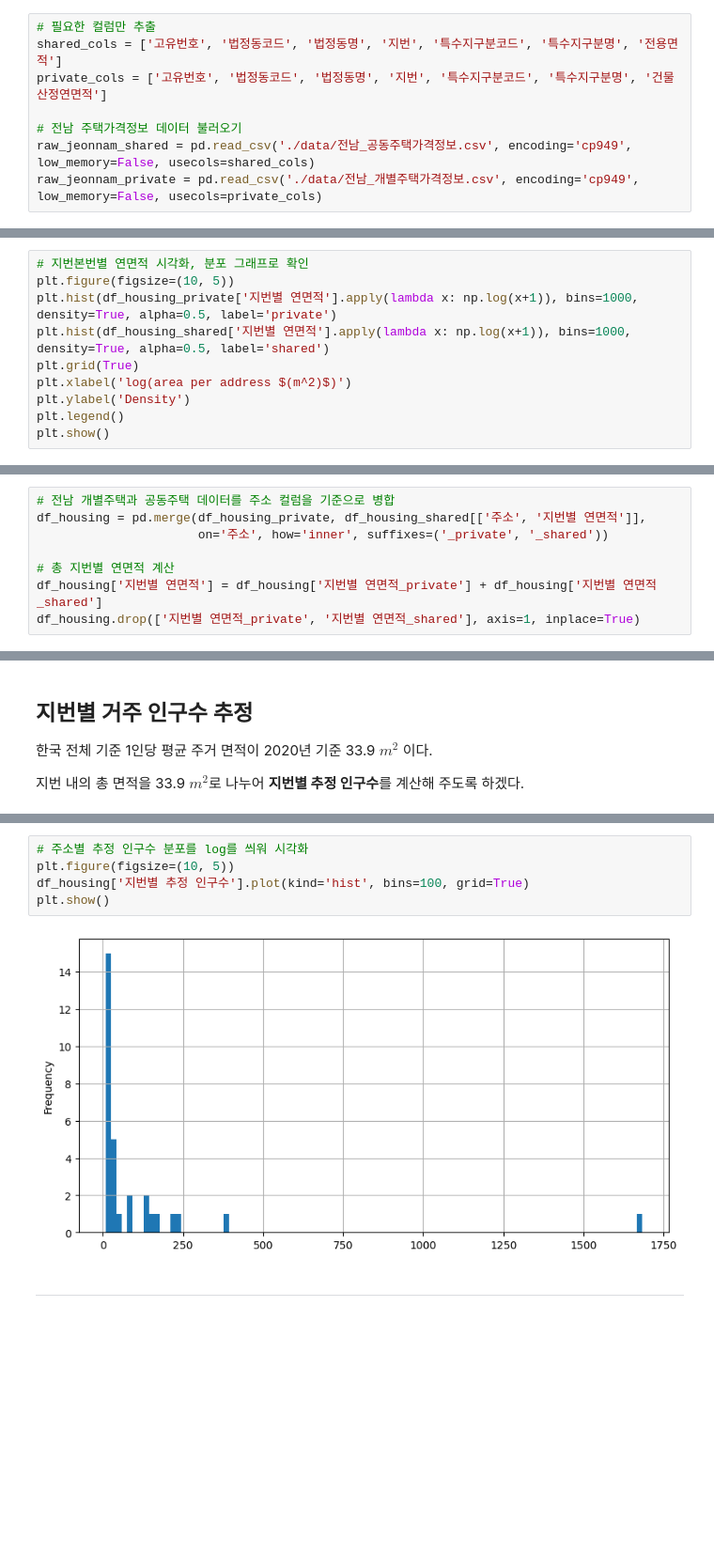
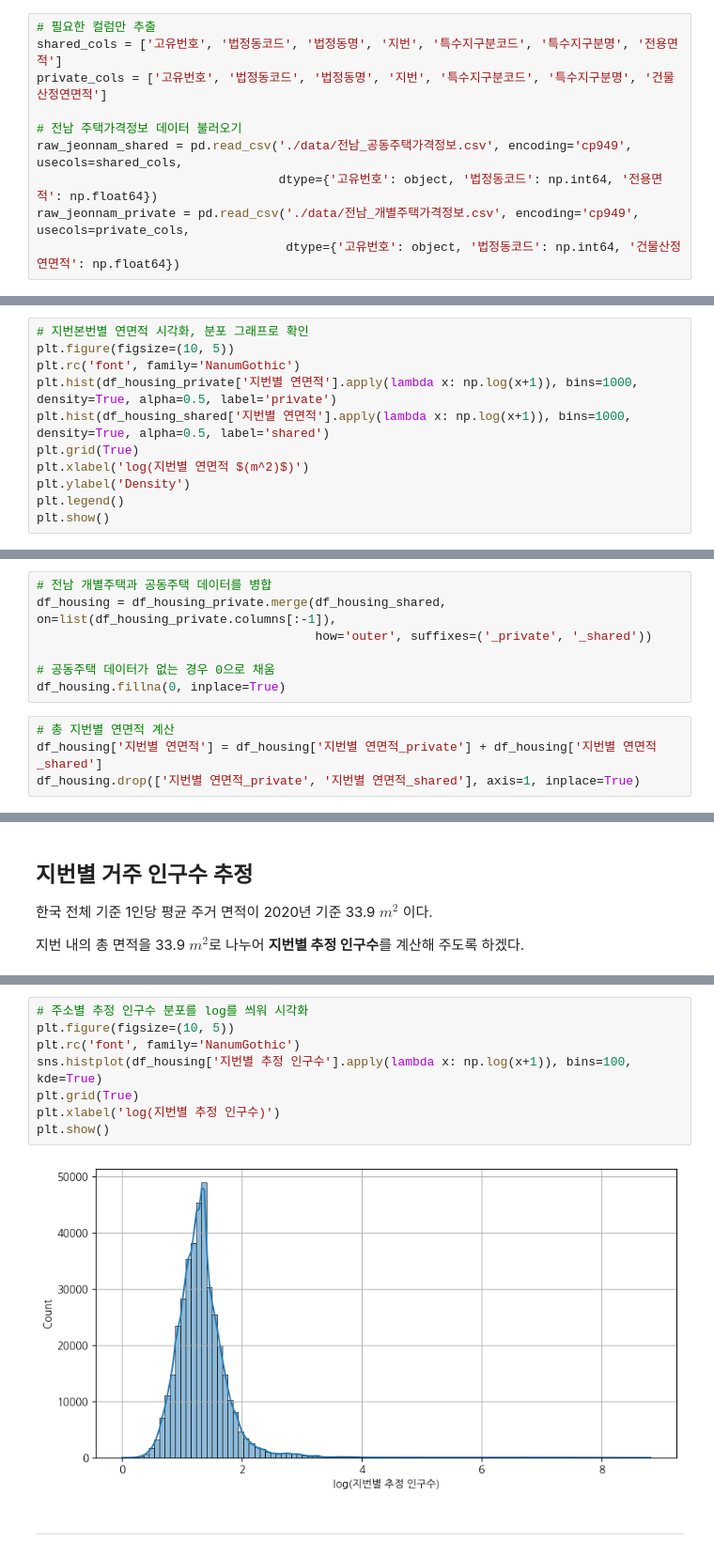
Before and after one commit to YuHan-J-Nam/Jeonnam_Banking_Desert_Analysis, a Jupyter notebook: housing_data_preprocessing.ipynb, the cells around one changed output, grey strips where cells are left out. Shown: that part at 94% size. Saved outputs shown, nothing was run; the diff lists cells and outputs as text; blank space fills up the shorter version.

Commit message:
Finalizing housing_data_preprocessing.ipynb

```diff
--- a/housing_data_preprocessing.ipynb
+++ b/housing_data_preprocessing.ipynb
@@ -20,8 +25,10 @@ shared_cols = ['고유번호', '법정동코드', '법정동명', '지번', '특
 private_cols = ['고유번호', '법정동코드', '법정동명', '지번', '특수지구분코드', '특수지구분명', '건물산정연면적']
 
 # 전남 주택가격정보 데이터 불러오기
-raw_jeonnam_shared = pd.read_csv('./data/전남_공동주택가격정보.csv', encoding='cp949', low_memory=False, usecols=shared_cols)
-raw_jeonnam_private = pd.read_csv('./data/전남_개별주택가격정보.csv', encoding='cp949', low_memory=False, usecols=private_cols)
+raw_jeonnam_shared = pd.read_csv('./data/전남_공동주택가격정보.csv', encoding='cp949', usecols=shared_cols,
+                                 dtype={'고유번호': object, '법정동코드': np.int64, '전용면적': np.float64})
+raw_jeonnam_private = pd.read_csv('./data/전남_개별주택가격정보.csv', encoding='cp949', usecols=private_cols,
+                                  dtype={'고유번호': object, '법정동코드': np.int64, '건물산정연면적': np.float64})
 # %% [markdown]
 ### 주택 데이터 전처리 함수
 # %%
@@ -56,10 +63,11 @@ df_housing_shared = process_housing_data(raw_jeonnam_shared)
 # %%
 # 지번본번별 연면적 시각화, 분포 그래프로 확인
 plt.figure(figsize=(10, 5))
+plt.rc('font', family='NanumGothic')
 plt.hist(df_housing_private['지번별 연면적'].apply(lambda x: np.log(x+1)), bins=1000, density=True, alpha=0.5, label='private')
 plt.hist(df_housing_shared['지번별 연면적'].apply(lambda x: np.log(x+1)), bins=1000, density=True, alpha=0.5, label='shared')
 plt.grid(True)
-plt.xlabel('log(area per address $(m^2)$)')
+plt.xlabel('log(지번별 연면적 $(m^2)$)')
 plt.ylabel('Density')
 plt.legend()
 plt.show()
@@ -68,8 +78,11 @@ plt.show()
+# %%
+# 전남 개별주택과 공동주택 데이터를 병합
+df_housing = df_housing_private.merge(df_housing_shared, on=list(df_housing_private.columns[:-1]),
+                                      how='outer', suffixes=('_private', '_shared'))
+
+# 공동주택 데이터가 없는 경우 0으로 채움
+df_housing.fillna(0, inplace=True)
 # %%
-# 전남 개별주택과 공동주택 데이터를 주소 컬럼을 기준으로 병합
-df_housing = pd.merge(df_housing_private, df_housing_shared[['주소', '지번별 연면적']],
-                      on='주소', how='inner', suffixes=('_private', '_shared'))
-
 # 총 지번별 연면적 계산
 df_housing['지번별 연면적'] = df_housing['지번별 연면적_private'] + df_housing['지번별 연면적_shared']
 df_housing.drop(['지번별 연면적_private', '지번별 연면적_shared'], axis=1, inplace=True)
@@ -95,10 +117,13 @@ df_housing[['지번별 연면적','지번별 추정 인구수']].describe()
 # %%
 # 주소별 추정 인구수 분포를 log를 씌워 시각화
 plt.figure(figsize=(10, 5))
-df_housing['지번별 추정 인구수'].plot(kind='hist', bins=100, grid=True)
+plt.rc('font', family='NanumGothic')
+sns.histplot(df_housing['지번별 추정 인구수'].apply(lambda x: np.log(x+1)), bins=100, kde=True)
+plt.grid(True)
+plt.xlabel('log(지번별 추정 인구수)')
 plt.show()
 # %% [output]
-[figure, old version]
+[figure, new version]
 # %% [markdown]
 ---
 # %% [markdown]
```
Also changed, not shown: parts of 22 cells of this notebook, 1 other file.
